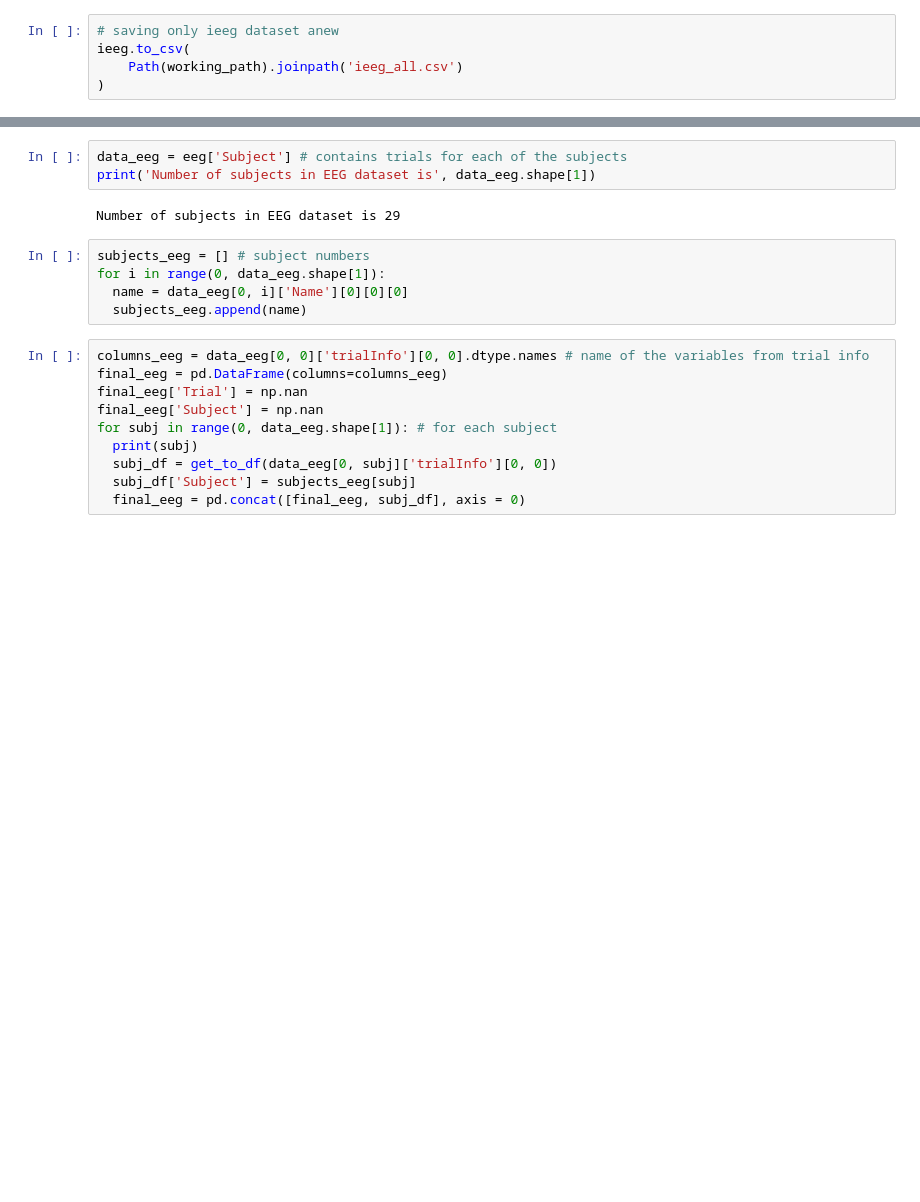
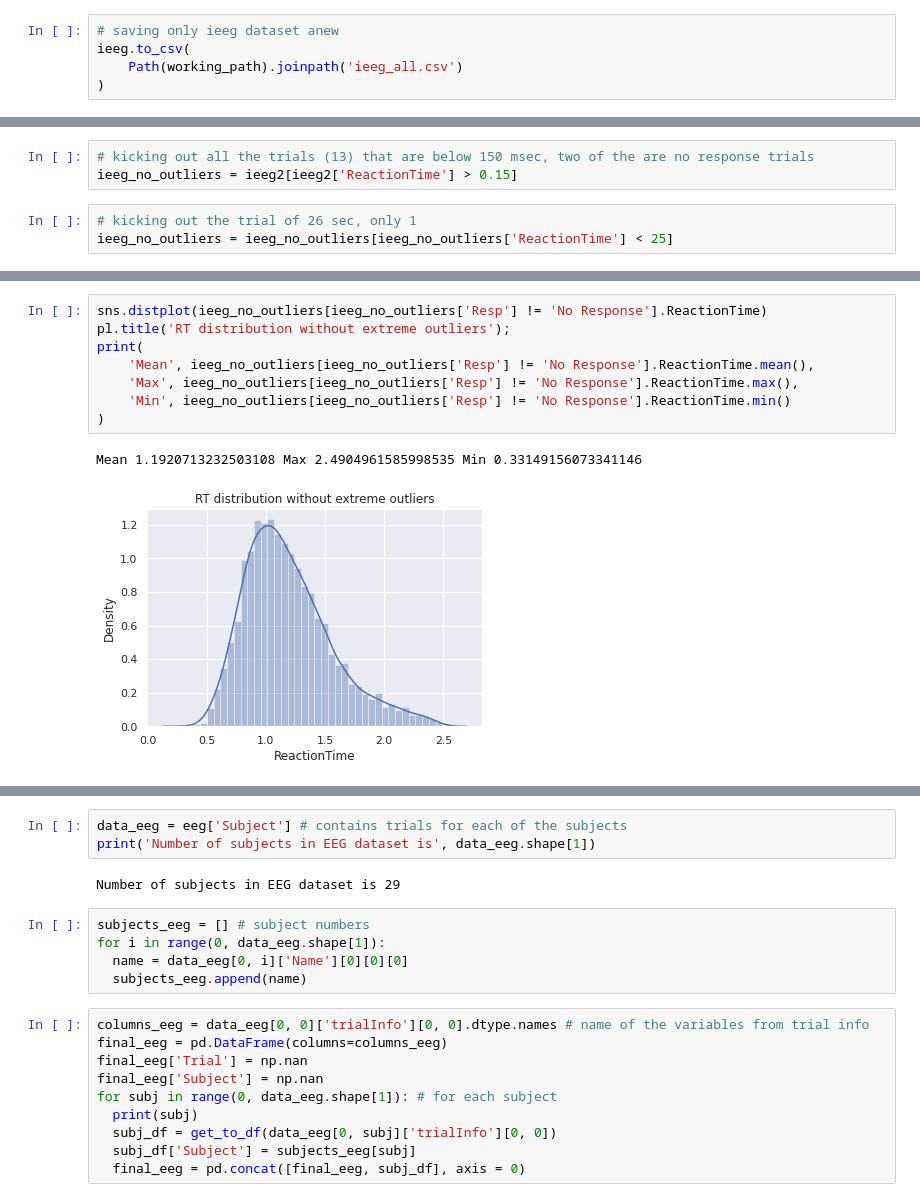
Before and after one commit to cristinarainich/Sternberg_analysis, a Jupyter notebook: Creating data frames.ipynb, the cells around one changed output, grey strips where cells are left out. Drawn from its saved outputs; the diff is of its cells as text; blank space fills up the shorter version.

```diff
--- a/Creating data frames.ipynb
+++ b/Creating data frames.ipynb
@@ -157,0 +559,6 @@ ieeg.to_csv(
+# %%
+# kicking out all the trials (13) that are below 150 msec, two of the are no response trials
+ieeg_no_outliers = ieeg2[ieeg2['ReactionTime'] > 0.15]
+# %%
+# kicking out the trial of 26 sec, only 1
+ieeg_no_outliers = ieeg_no_outliers[ieeg_no_outliers['ReactionTime'] < 25]
@@ -157,0 +603,11 @@ ieeg.to_csv(
+# %%
+sns.distplot(ieeg_no_outliers[ieeg_no_outliers['Resp'] != 'No Response'].ReactionTime)
+pl.title('RT distribution without extreme outliers');
+print(
+    'Mean', ieeg_no_outliers[ieeg_no_outliers['Resp'] != 'No Response'].ReactionTime.mean(),
+    'Max', ieeg_no_outliers[ieeg_no_outliers['Resp'] != 'No Response'].ReactionTime.max(),
+    'Min', ieeg_no_outliers[ieeg_no_outliers['Resp'] != 'No Response'].ReactionTime.min()
+)
+# %% [output]
+Mean 1.1920713232503108 Max 2.4904961585998535 Min 0.33149156073341146
+[figure, added]
```
Also changed, not shown: parts of 107 cells of this notebook.
